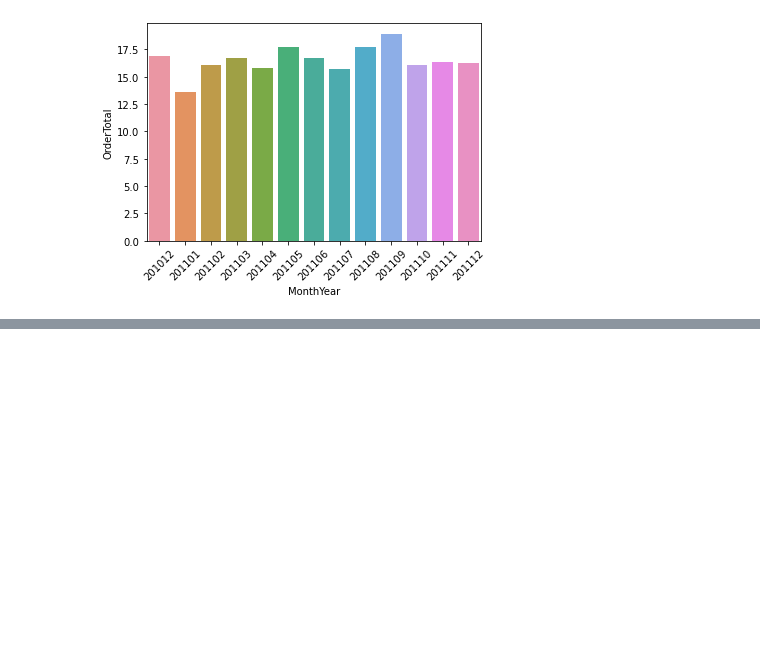
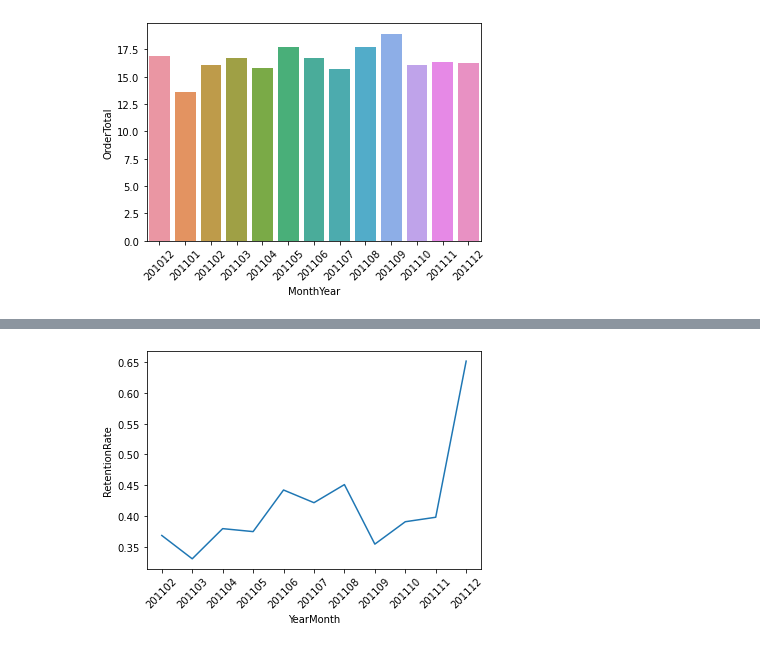
Before and after one commit to abhijithrajan/retail_growth_analysis, a Jupyter notebook: Metrics.ipynb, the cells around one changed output, grey strips where cells are left out. Cells and saved outputs as stored; diff of their text form; code cells hidden in the pictures; blank space fills up the shorter version.

```diff
--- a/Metrics.ipynb
+++ b/Metrics.ipynb
@@ -215,0 +311,27 @@ Not surprisingly, due to the increase in both number of customers and overall sa
+# %%
+uk_user_purchase = uk_df.groupby(['CustomerID', 'MonthYear'])['OrderTotal'].sum().reset_index()
+# %%
+uk_retention = pd.crosstab(uk_user_purchase['CustomerID'], uk_user_purchase['MonthYear']).reset_index()
+# %%
+#create an array of dictionary which keeps Retained & Total User count for each month
+months = uk_retention.columns[2:]
+retention_array = []
+for i in range(len(months)-1):
+    retention_data = {}
+    selected_month = months[i+1]
+    prev_month = months[i]
+    retention_data['YearMonth'] = int(selected_month)
+    retention_data['TotalUserCount'] = uk_retention[selected_month].sum()
+    retention_data['RetainedUserCount'] = uk_retention[(uk_retention[selected_month]>0) & (uk_retention[prev_month]>0)][selected_month].sum()
+    retention_array.append(retention_data)
+
+#convert the array to dataframe and calculate Retention Rate
+uk_retention_new = pd.DataFrame(retention_array)
+uk_retention_new['RetentionRate'] = uk_retention_new['RetainedUserCount']/uk_retention_new['TotalUserCount']
+# %%
+uk_retention_new['YearMonth'] = uk_retention_new['YearMonth'].astype(str)
+# %%
+sns.lineplot(data=uk_retention_new, x='YearMonth', y='RetentionRate')
+plt.xticks(rotation=45);
+# %% [output]
+[figure, added]
```
Also changed, not shown: parts of 20 cells of this notebook.
